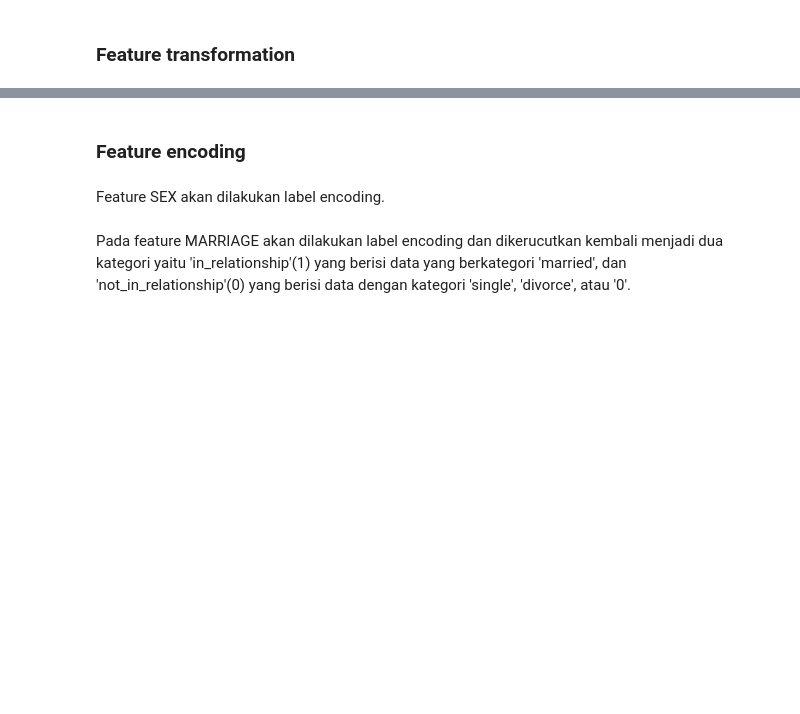
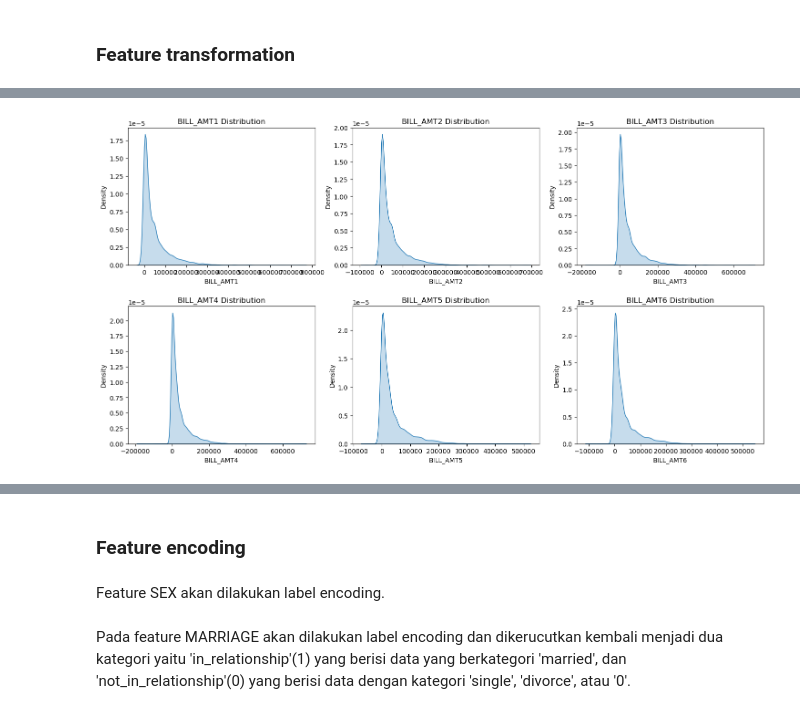
Before and after one commit to iqbalmudzakky/final_project, a Jupyter notebook: Stage_2_Data_Magician.ipynb, the cells around one changed output, grey strips where cells are left out. Drawn from its saved outputs; the diff is of its cells as text; code cells hidden in the pictures; blank space fills up the shorter version.

```diff
--- a/Stage_2_Data_Magician.ipynb
+++ b/Stage_2_Data_Magician.ipynb
@@ -217,0 +248,20 @@ Jumlah baris setelah memfilter outlier : 18945
+# %%
+# Distribusi BILL_AMT Setelah Membuang Outlier
+bill_plot, axs = plt.subplots(ncols = 3, nrows=2, figsize=(18, 9))
+
+sns.kdeplot(dftrain['BILL_AMT1'], fill = True, ax = axs[0,0])
+axs[0,0].set_title('BILL_AMT1 Distribution')
+sns.kdeplot(dftrain['BILL_AMT2'], fill = True, ax = axs[0,1])
+axs[0,1].set_title('BILL_AMT2 Distribution')
+sns.kdeplot(dftrain['BILL_AMT3'], fill = True, ax = axs[0,2])
+axs[0,2].set_title('BILL_AMT3 Distribution')
+sns.kdeplot(dftrain['BILL_AMT4'], fill = True, ax = axs[1,0])
+axs[1,0].set_title('BILL_AMT4 Distribution')
+sns.kdeplot(dftrain['BILL_AMT5'], fill = True, ax = axs[1,1])
+axs[1,1].set_title('BILL_AMT5 Distribution')
+sns.kdeplot(dftrain['BILL_AMT6'], fill = True, ax = axs[1,2])
+axs[1,2].set_title('BILL_AMT6 Distribution')
+
+bill_plot.subplots_adjust(hspace=0.3)
+# %% [output]
+[figure, added]
```
Also changed, not shown: parts of 7 cells of this notebook.
